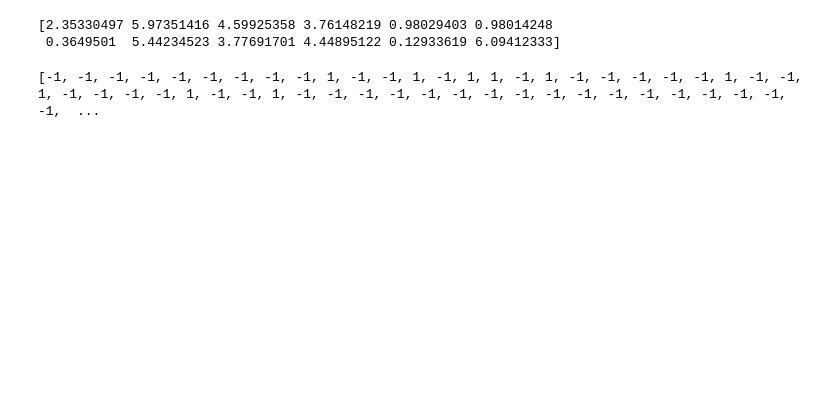
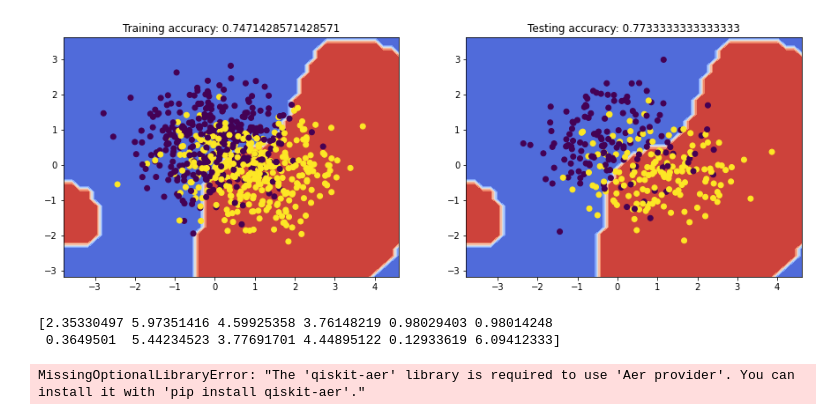
Before and after one commit to Roman20022002/QPQC_Project, a Jupyter notebook: Version_1.ipynb, the cells around one changed output. Cells and saved outputs as stored; diff of their text form; code cells hidden in the pictures; blank space fills up the shorter version.

```diff
--- a/Version_1.ipynb
+++ b/Version_1.ipynb
@@ -25 +21,17 @@ from qiskit.algorithms.optimizers import COBYLA, ADAM, SPSA, SLSQP, POWELL, L_BF
+# %%
+def make_meshgrid(x1, x2, h=0.2):
+
+    x1_min, x1_max = x1.min() - 1, x1.max() + 1
+    x2_min, x2_max = x2.min() - 1, x2.max() + 1
+    x1x1, x2x2 = np.meshgrid(np.arange(x1_min, x1_max, h), np.arange(x2_min, x2_max, h))
+
+    return x1x1, x2x2
+
+
+def plot_contours(ax, classifier, x1x1, x2x2, **params):
+
+    contours = classifier.predict(np.c_[x1x1.ravel(), x2x2.ravel()])
+    contours = contours.reshape(x1x1.shape)
+
+    return ax.contourf(x1x1, x2x2, contours, **params)
 # %%
@@ -33 +70,24 @@ X_train, X_test, y_train, y_test = train_test_split(X, y, test_size=0.3)
+# %%
+gaussian_kernel = svm.SVC(gamma = 'scale')
+gaussian_kernel.fit(X_train, y_train);
+# %%
+accuracy_train = gaussian_kernel.score(X_train, y_train)
+accuracy_test = gaussian_kernel.score(X_test, y_test)
+
+
+X_0, X_1 = X_train[:, 0], X_train[:, 1]
+x1x1, x2x2 = make_meshgrid(X_0, X_1)
+contours = gaussian_kernel.predict(np.c_[x1x1.ravel(), x2x2.ravel()])
+contours = contours.reshape(x1x1.shape)
+
+fig,ax=plt.subplots(1,2,figsize=(15,5))
+ax[0].contourf(x1x1, x2x2, contours, cmap=plt.cm.coolwarm)
+ax[0].scatter(X_0, X_1, c=y_train)
+ax[0].set_title('Training accuracy: '+ str(accuracy_train));
+
+ax[1].contourf(x1x1, x2x2, contours, cmap=plt.cm.coolwarm)
+ax[1].scatter(X_test[:,0], X_test[:,1], c=y_test)
+ax[1].set_title('Testing accuracy: '+ str(accuracy_test));
+# %% [output]
+[figure, added]
 # %%
@@ -42,10 +106,10 @@ print(Theta)
 shots=1024
 predictions = []
 for i in range(0, len(y_train)):
-    predictions.append(h(X_train[i], Theta, 2, 2, shots))
+    predictions.append(h(X_train[i], Theta, n, d, shots))
 print(predictions)
 # %% [output]
-[-1, -1, -1, -1, -1, -1, -1, -1, -1, 1, -1, -1, 1, -1, 1, 1, -1, 1, -1, -1, -1, -1, -1, 1, -1, -1, 1, -1, -1, -1, -1, 1, -1, -1, 1, -1, -1, -1, -1, -1, -1, -1, -1, -1, -1, -1, -1, -1, -1, -1, -1, -1,  ...
+MissingOptionalLibraryError: "The 'qiskit-aer' library is required to use 'Aer provider'. You can install it with 'pip install qiskit-aer'."
 # %%
 def MSE_loss(Theta, y_train):
 
```
Also changed, not shown: parts of 9 cells of this notebook.
